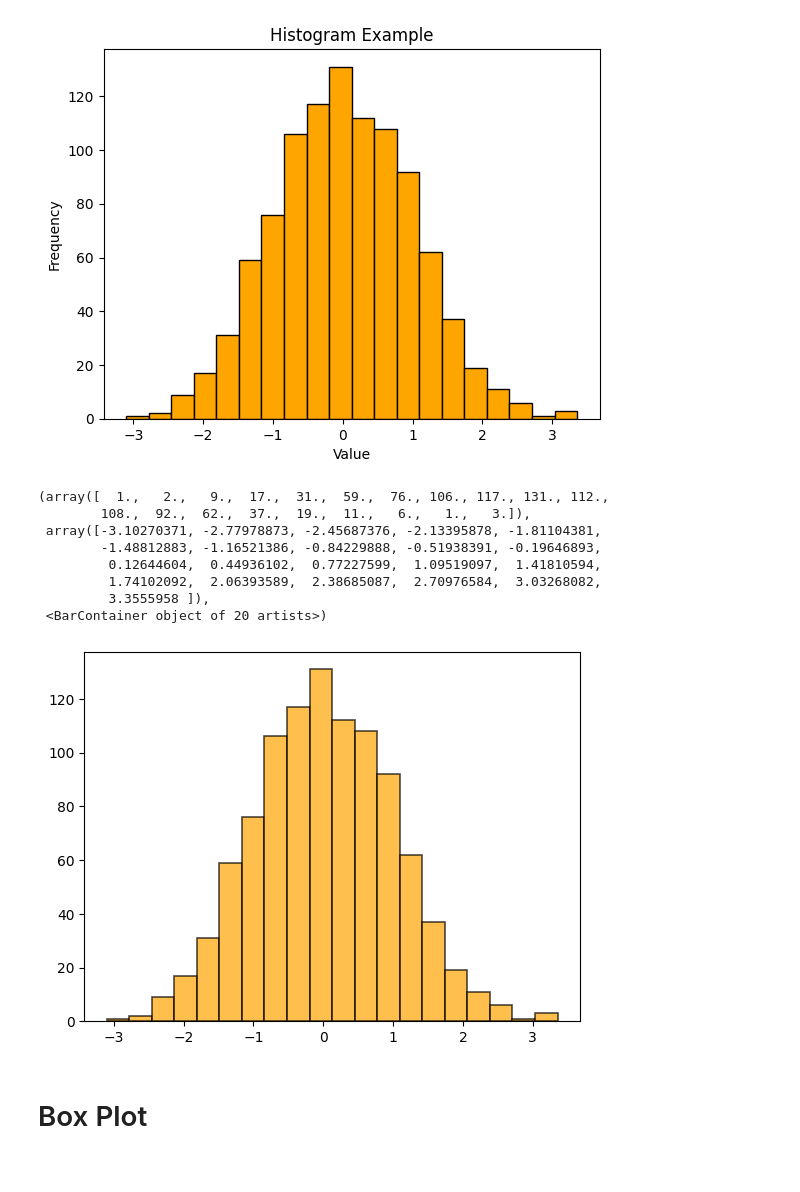
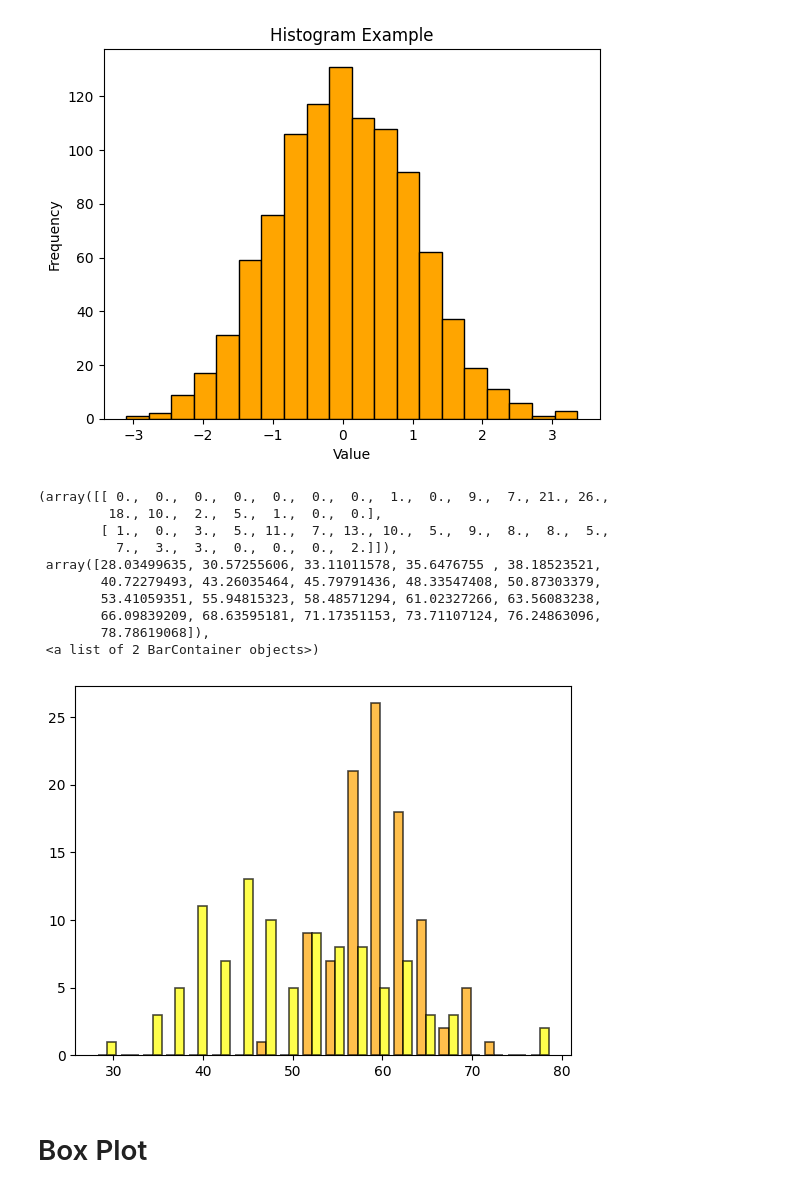
Before and after one commit to keshav2603/matplotlib-basic, a Jupyter notebook: first.ipynb, the cells around one changed output. Saved outputs shown, nothing was run; the diff lists cells and outputs as text; code cells hidden in the pictures.

```diff
--- a/first.ipynb
+++ b/first.ipynb
@@ -152,25 +152,27 @@ plt.show()
 # %%
 plt.hist(
     x=data,                       # input data (1D)
     bins=20,                      # number of bins
-    color='orange',               # fill color
+    color=["orange","yellow"],               # fill color
     edgecolor='black',            # border color
     linewidth=1.2,                # border width
     alpha=0.7,                    # transparency
     histtype='bar',               # ‘bar’, ‘step’, ‘stepfilled’
     orientation='vertical',       # vertical or horizontal
     cumulative=False              # True to show cumulative
 )
 # %% [output]
-(array([  1.,   2.,   9.,  17.,  31.,  59.,  76., 106., 117., 131., 112.,
-        108.,  92.,  62.,  37.,  19.,  11.,   6.,   1.,   3.]),
- array([-3.10270371, -2.77978873, -2.45687376, -2.13395878, -1.81104381,
-        -1.48812883, -1.16521386, -0.84229888, -0.51938391, -0.19646893,
-         0.12644604,  0.44936102,  0.77227599,  1.09519097,  1.41810594,
-         1.74102092,  2.06393589,  2.38685087,  2.70976584,  3.03268082,
-         3.3555958 ]),
- <BarContainer object of 20 artists>)
+(array([[ 0.,  0.,  0.,  0.,  0.,  0.,  0.,  1.,  0.,  9.,  7., 21., 26.,
+         18., 10.,  2.,  5.,  1.,  0.,  0.],
+        [ 1.,  0.,  3.,  5., 11.,  7., 13., 10.,  5.,  9.,  8.,  8.,  5.,
+          7.,  3.,  3.,  0.,  0.,  0.,  2.]]),
+ array([28.03499635, 30.57255606, 33.11011578, 35.6476755 , 38.18523521,
+        40.72279493, 43.26035464, 45.79791436, 48.33547408, 50.87303379,
+        53.41059351, 55.94815323, 58.48571294, 61.02327266, 63.56083238,
+        66.09839209, 68.63595181, 71.17351153, 73.71107124, 76.24863096,
+        78.78619068]),
+ <a list of 2 BarContainer objects>)
-[figure, old version]
+[figure, new version]
 # %% [markdown]
 # Box Plot
 # %%
```
Also changed, not shown: parts of 3 cells of this notebook, 1 other file.
